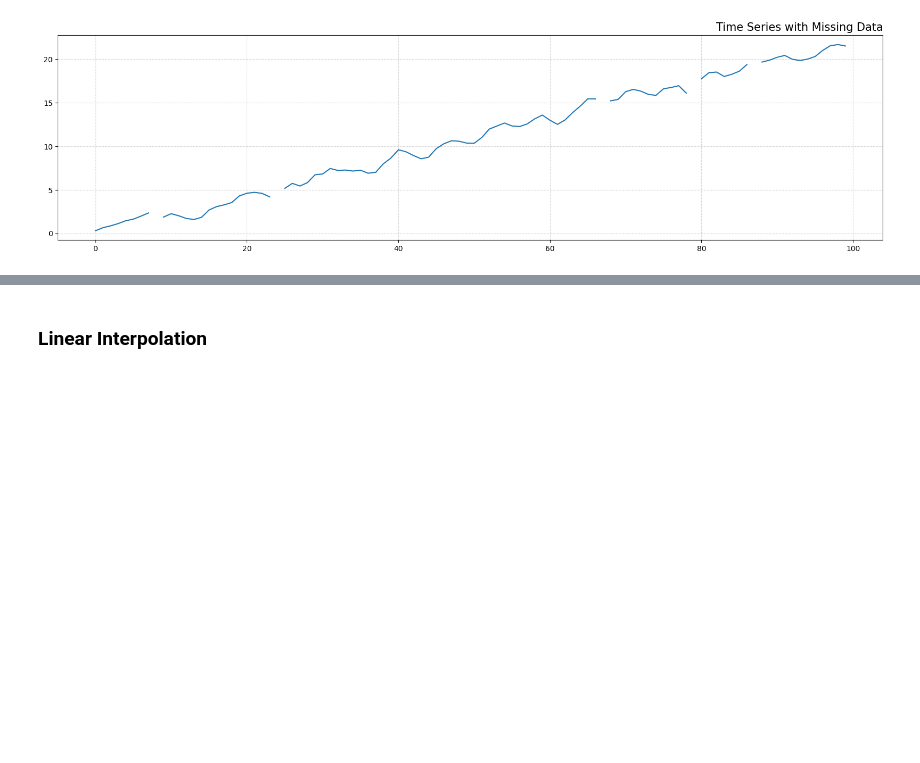
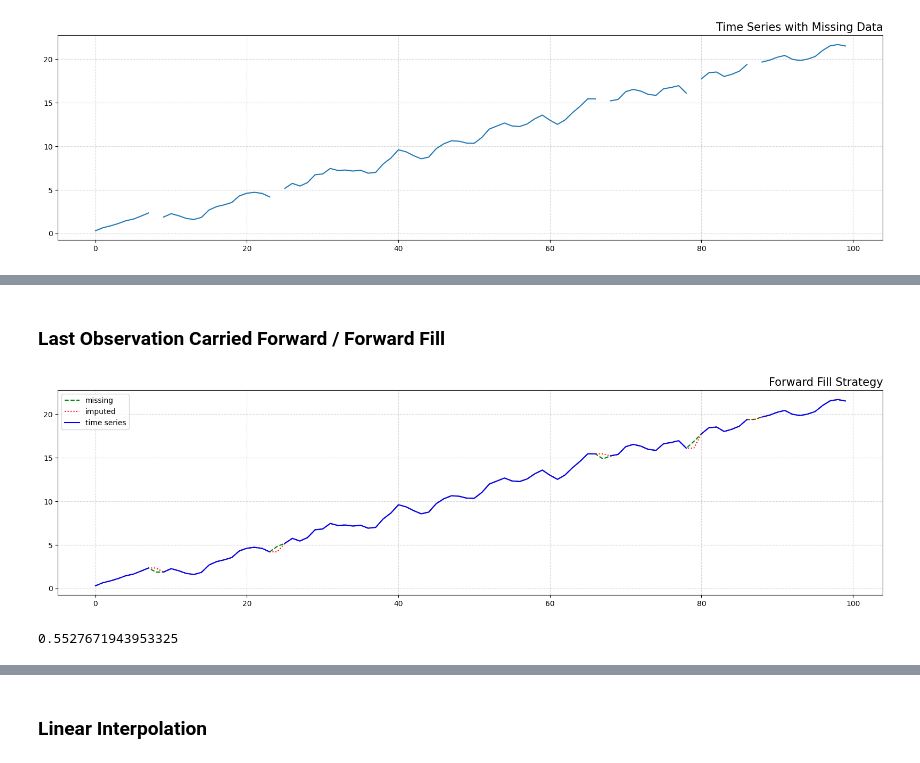
Before and after one commit to talhajamal11/mathematical_modelling, a Jupyter notebook: src/Time Series/interpolation_extrapolation.ipynb, the cells around one changed output, grey strips where cells are left out. Drawn from its saved outputs; the diff is of its cells as text; code cells hidden in the pictures; blank space fills up the shorter version.

Commit message:
Trying out different methods

```diff
--- a/src/Time Series/interpolation_extrapolation.ipynb
+++ b/src/Time Series/interpolation_extrapolation.ipynb
@@ -92,0 +113,10 @@ def get_rmse(imputed: pd.Series,
+# %% [markdown]
+### Last Observation Carried Forward / Forward Fill
+# %%
+ffill_imputed = missing_time_series.fillna(method='ffill')
+show_imputation(ffill_imputed, title="Forward Fill Strategy")
+ffill_imputed_rmse = get_rmse(ffill_imputed)
+print(ffill_imputed_rmse)
+# %% [output]
+[figure, added]
+0.5527671943953325
```
Also changed, not shown: parts of 12 cells of this notebook.
